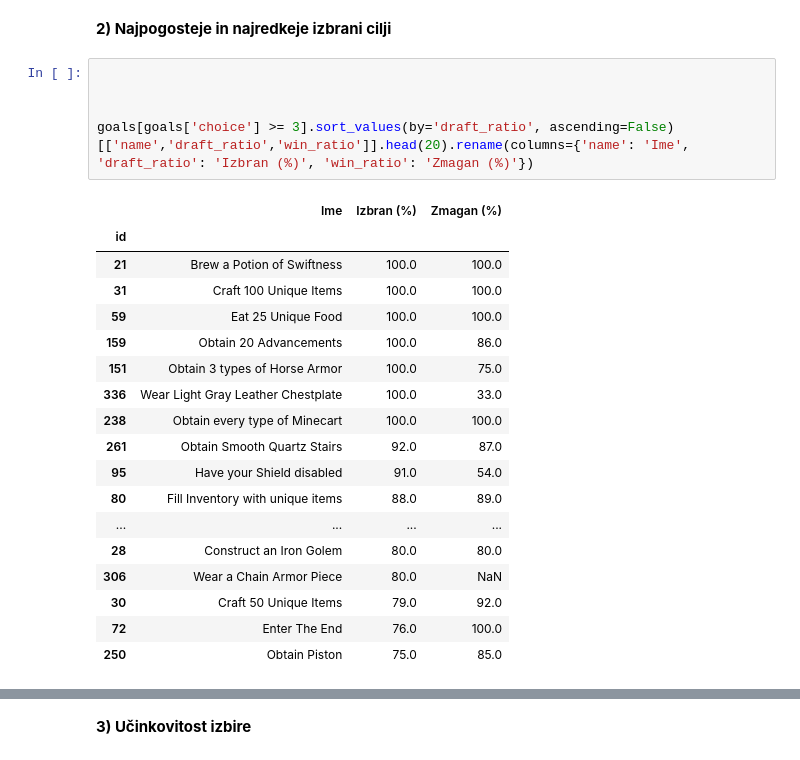
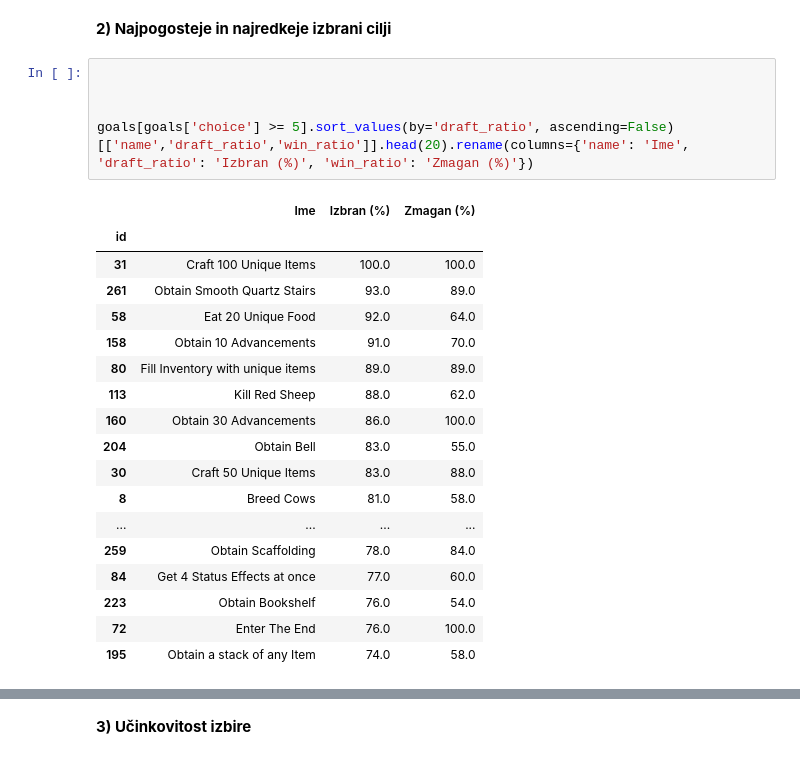
Before and after one commit to ZigaO4/UVP-seminarska, a Jupyter notebook: analiza podatkov.ipynb, the cells around one changed output, grey strips where cells are left out. Cells and saved outputs as stored; diff of their text form.

```diff
--- a/analiza podatkov.ipynb
+++ b/analiza podatkov.ipynb
@@ -88,27 +88,27 @@ plt.show()
 # %%
 
 
 
-goals[goals['choice'] >= 3].sort_values(by='draft_ratio', ascending=False)[['name','draft_ratio','win_ratio']].head(20).rename(columns={'name': 'Ime', 'draft_ratio': 'Izbran (%)', 'win_ratio': 'Zmagan (%)'})
+goals[goals['choice'] >= 5].sort_values(by='draft_ratio', ascending=False)[['name','draft_ratio','win_ratio']].head(20).rename(columns={'name': 'Ime', 'draft_ratio': 'Izbran (%)', 'win_ratio': 'Zmagan (%)'})
 # %% [output]
 |  | Ime | Izbran (%) | Zmagan (%) |
 | id |  |  |  |
-| 21 | Brew a Potion of Swiftness | 100.0 | 100.0 |
 | 31 | Craft 100 Unique Items | 100.0 | 100.0 |
-| 59 | Eat 25 Unique Food | 100.0 | 100.0 |
-| 159 | Obtain 20 Advancements | 100.0 | 86.0 |
-| 151 | Obtain 3 types of Horse Armor | 100.0 | 75.0 |
-| 336 | Wear Light Gray Leather Chestplate | 100.0 | 33.0 |
-| 238 | Obtain every type of Minecart | 100.0 | 100.0 |
-| 261 | Obtain Smooth Quartz Stairs | 92.0 | 87.0 |
-| 95 | Have your Shield disabled | 91.0 | 54.0 |
-| 80 | Fill Inventory with unique items | 88.0 | 89.0 |
+| 261 | Obtain Smooth Quartz Stairs | 93.0 | 89.0 |
+| 58 | Eat 20 Unique Food | 92.0 | 64.0 |
+| 158 | Obtain 10 Advancements | 91.0 | 70.0 |
+| 80 | Fill Inventory with unique items | 89.0 | 89.0 |
+| 113 | Kill Red Sheep | 88.0 | 62.0 |
+| 160 | Obtain 30 Advancements | 86.0 | 100.0 |
+| 204 | Obtain Bell | 83.0 | 55.0 |
+| 30 | Craft 50 Unique Items | 83.0 | 88.0 |
+| 8 | Breed Cows | 81.0 | 58.0 |
 | ... | ... | ... | ... |
-| 28 | Construct an Iron Golem | 80.0 | 80.0 |
-| 306 | Wear a Chain Armor Piece | 80.0 | NaN |
-| 30 | Craft 50 Unique Items | 79.0 | 92.0 |
+| 259 | Obtain Scaffolding | 78.0 | 84.0 |
+| 84 | Get 4 Status Effects at once | 77.0 | 60.0 |
+| 223 | Obtain Bookshelf | 76.0 | 54.0 |
 | 72 | Enter The End | 76.0 | 100.0 |
-| 250 | Obtain Piston | 75.0 | 85.0 |
+| 195 | Obtain a stack of any Item | 74.0 | 58.0 |
 # %%
 
 
```
Also changed, not shown: parts of 9 cells of this notebook, 8 other files.
